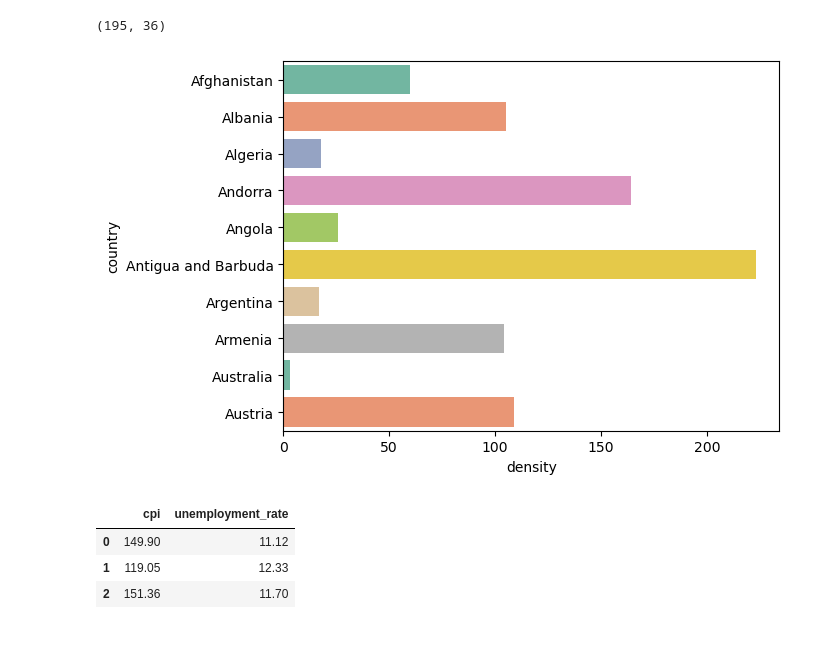
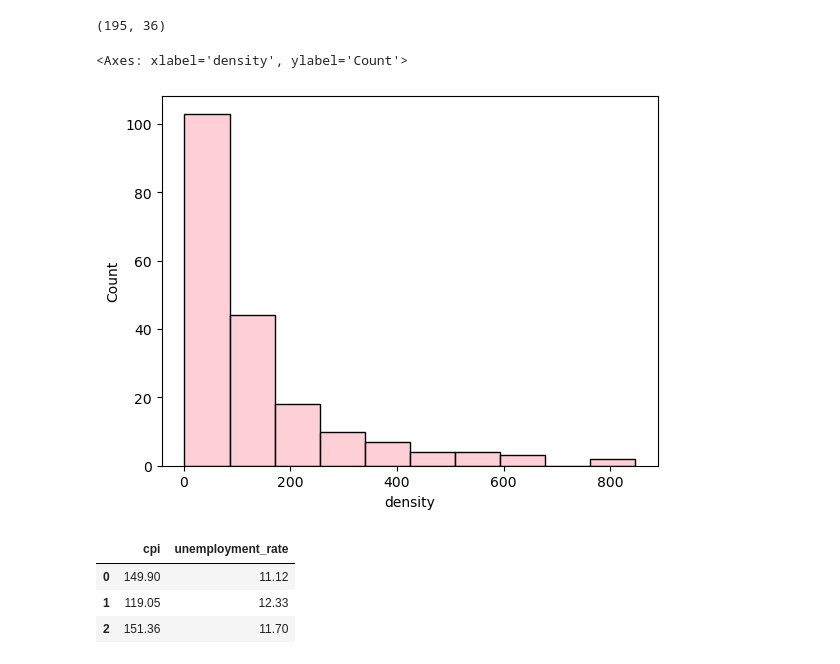
Before and after one commit to Marina-pg/mod3_pair_IsaMarina, a Jupyter notebook: pair08_VisualizacionII.ipynb, the cells around one changed output. Saved outputs shown, nothing was run; the diff lists cells and outputs as text; code cells hidden in the pictures.

```diff
--- a/pair08_VisualizacionII.ipynb
+++ b/pair08_VisualizacionII.ipynb
@@ -53,10 +53,11 @@ sns.barplot(y='country', x='forested_area', hue='country', data=cosas, palette='
 df.shape
 # %% [output]
 (195, 36)
-# %%
-sns.barplot(y='country', x='density', hue='country', data=df.head(10), palette='Set2');
-# %% [output]
-[figure, removed]
+# %%
+sns.histplot(data=df, x='density', bins=10, kde=False, color='pink')
+# %% [output]
+<Axes: xlabel='density', ylabel='Count'>
+[figure, added]
 # %%
 df[['cpi', 'unemployment_rate']].head(3)
 # %% [output]
```
